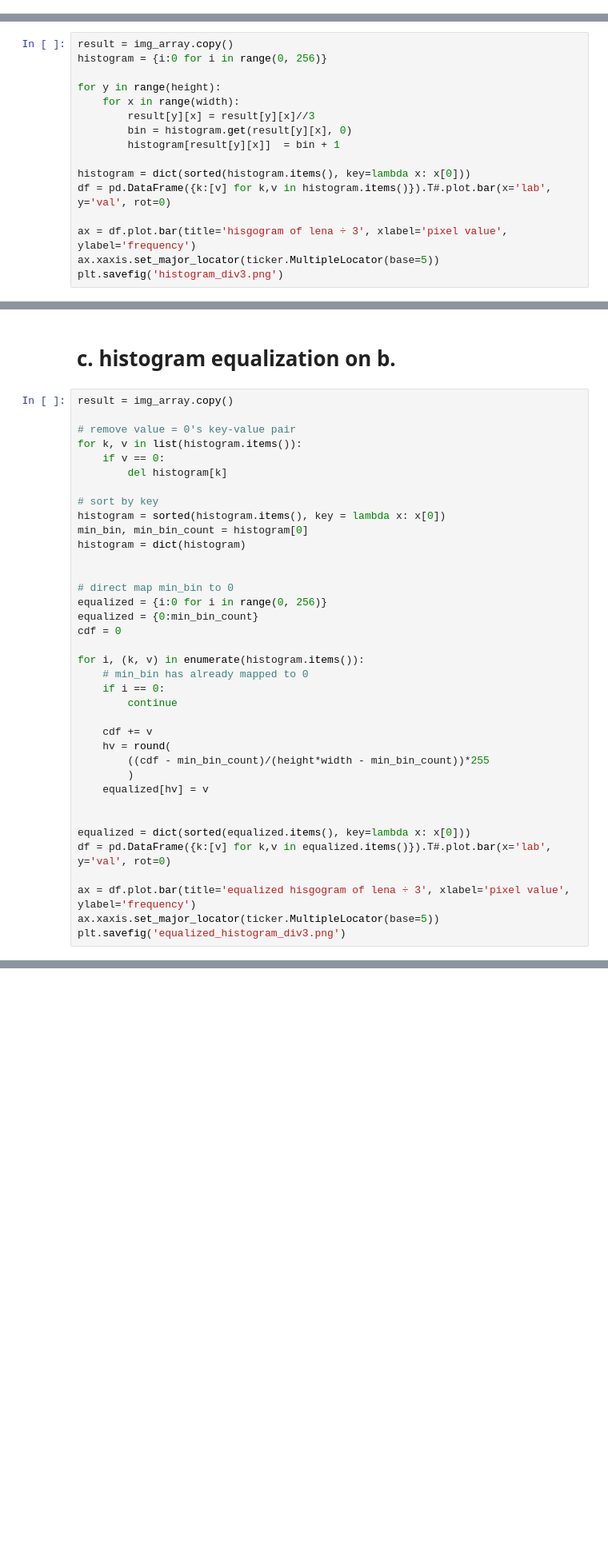
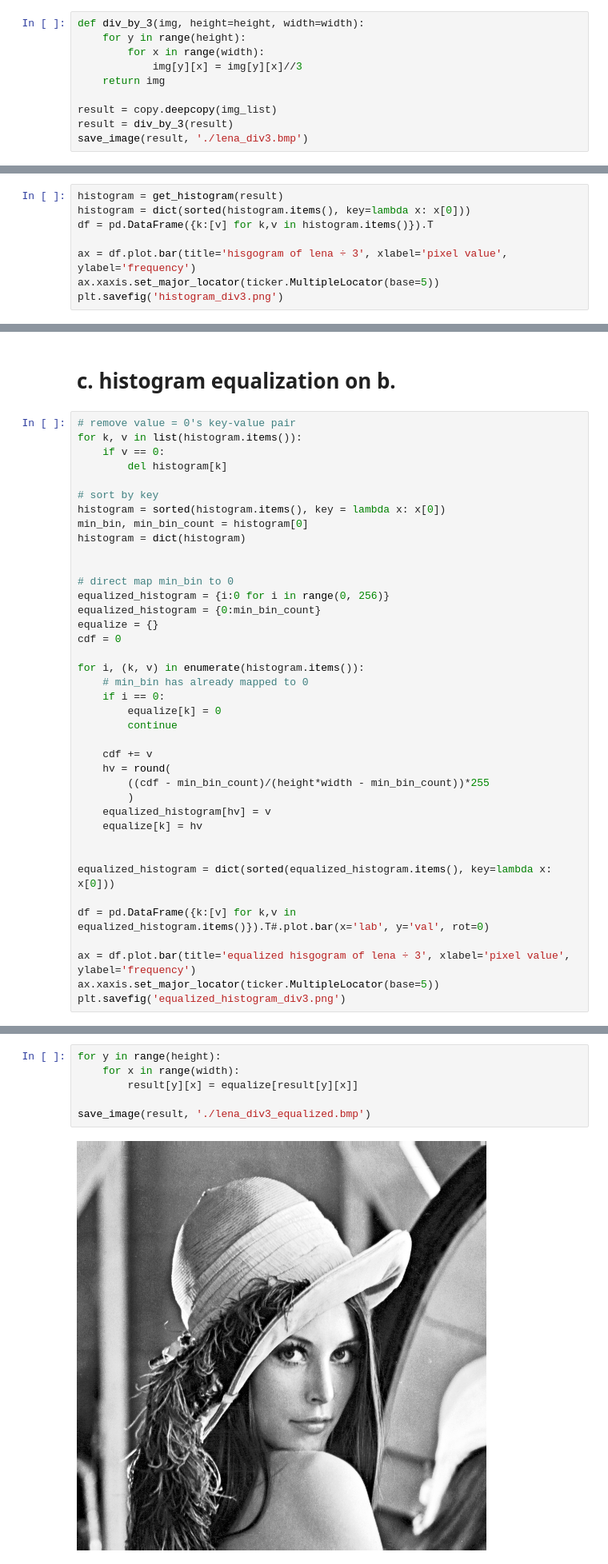
Before and after one commit to bonzo-ntu/csie-cv, a Jupyter notebook: hw3/main.ipynb, the cells around one changed output, grey strips where cells are left out. Shown at 80% size. Saved outputs shown, nothing was run; the diff lists cells and outputs as text; blank space fills up the shorter version.

```diff
--- a/hw3/main.ipynb
+++ b/hw3/main.ipynb
@@ -42,3 +46,13 @@ plt.savefig('histogram.png')
 [figure]
 # %% [markdown]
 # b. image intensity div by 3, then histogram
+# %%
+def div_by_3(img, height=height, width=width):
+    for y in range(height):
+        for x in range(width):
+            img[y][x] = img[y][x]//3
+    return img
+
+result = copy.deepcopy(img_list)
+result = div_by_3(result)
+save_image(result, './lena_div3.bmp')
@@ -45,15 +61,7 @@ plt.savefig('histogram.png')
 # %%
-result = img_array.copy()
-histogram = {i:0 for i in range(0, 256)}
-
-for y in range(height):
-    for x in range(width):
-        result[y][x] = result[y][x]//3
-        bin = histogram.get(result[y][x], 0)
-        histogram[result[y][x]]  = bin + 1
-
+histogram = get_histogram(result)
 histogram = dict(sorted(histogram.items(), key=lambda x: x[0]))
-df = pd.DataFrame({k:[v] for k,v in histogram.items()}).T#.plot.bar(x='lab', y='val', rot=0)
+df = pd.DataFrame({k:[v] for k,v in histogram.items()}).T
 
 ax = df.plot.bar(title='hisgogram of lena ÷ 3', xlabel='pixel value', ylabel='frequency')
 ax.xaxis.set_major_locator(ticker.MultipleLocator(base=5))
@@ -69,8 +71,6 @@ img_
 # %% [markdown]
 # c. histogram equalization on b.
 # %%
-result = img_array.copy()
-
 # remove value = 0's key-value pair
 for k, v in list(histogram.items()):
     if v == 0:
@@ -83,27 +83,39 @@ histogram = dict(histogram)
 
 
 # direct map min_bin to 0
-equalized = {i:0 for i in range(0, 256)}
-equalized = {0:min_bin_count}
+equalized_histogram = {i:0 for i in range(0, 256)}
+equalized_histogram = {0:min_bin_count}
+equalize = {}
 cdf = 0
 
 for i, (k, v) in enumerate(histogram.items()):
     # min_bin has already mapped to 0
     if i == 0:
+        equalize[k] = 0
         continue
 
     cdf += v
     hv = round(
         ((cdf - min_bin_count)/(height*width - min_bin_count))*255
         )
-    equalized[hv] = v
+    equalized_histogram[hv] = v
+    equalize[k] = hv
 
 
-equalized = dict(sorted(equalized.items(), key=lambda x: x[0]))
-df = pd.DataFrame({k:[v] for k,v in equalized.items()}).T#.plot.bar(x='lab', y='val', rot=0)
+equalized_histogram = dict(sorted(equalized_histogram.items(), key=lambda x: x[0]))
+
+df = pd.DataFrame({k:[v] for k,v in equalized_histogram.items()}).T#.plot.bar(x='lab', y='val', rot=0)
 
 ax = df.plot.bar(title='equalized hisgogram of lena ÷ 3', xlabel='pixel value', ylabel='frequency')
 ax.xaxis.set_major_locator(ticker.MultipleLocator(base=5))
 plt.savefig('equalized_histogram_div3.png')
 # %% [output]
 [figure]
+# %%
+for y in range(height):
+    for x in range(width):
+        result[y][x] = equalize[result[y][x]]
+
+save_image(result, './lena_div3_equalized.bmp')
+# %% [output]
+[figure, added]
```
Also changed, not shown: parts of 4 cells of this notebook, 18 other files.
